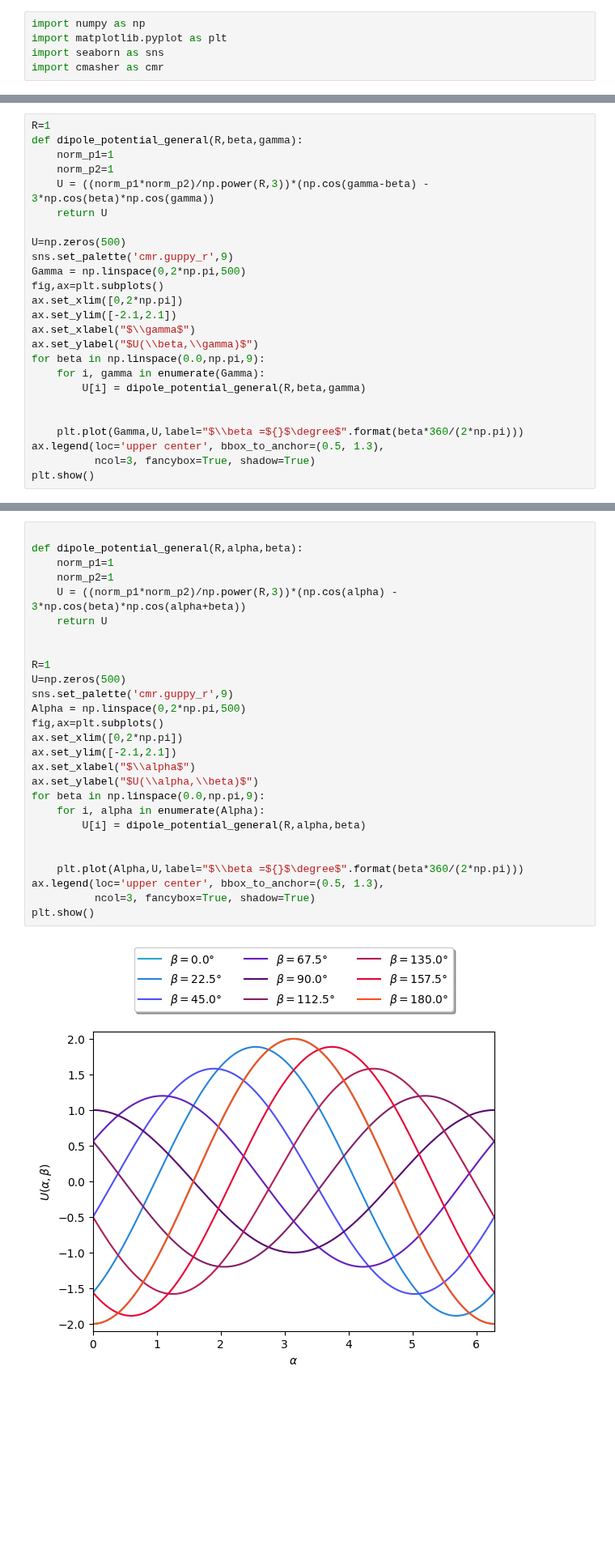
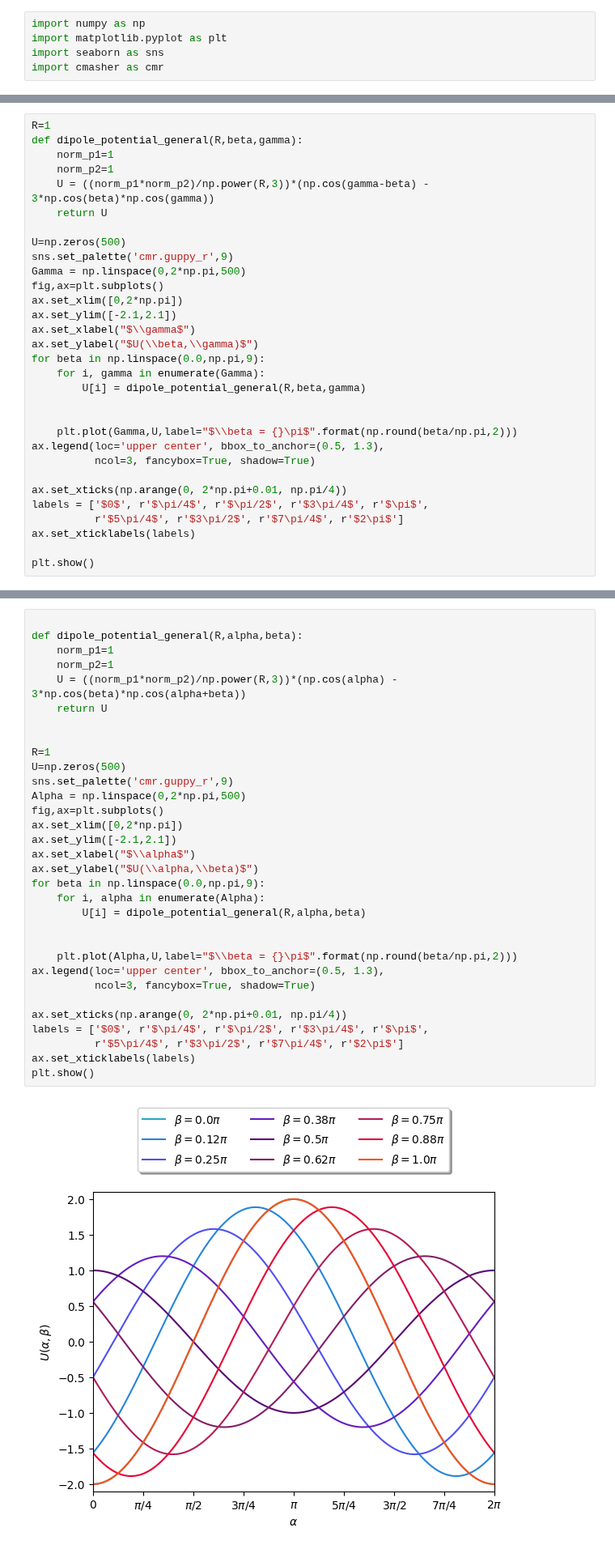
Before and after one commit to OljaOctagon/MagneticParticles, a Jupyter notebook: rigid_magnetic/dipole.ipynb, the cells around one changed output, grey strips where cells are left out. Shown at 81% size. Saved outputs shown, nothing was run; the diff lists cells and outputs as text; blank space fills up the shorter version.

```diff
--- a/rigid_magnetic/dipole.ipynb
+++ b/rigid_magnetic/dipole.ipynb
@@ -146,8 +146,14 @@ for beta in np.linspace(0.0,np.pi,9):
         U[i] = dipole_potential_general(R,beta,gamma)
 
 
-    plt.plot(Gamma,U,label="$\\beta =${}$\degree$".format(beta*360/(2*np.pi)))
+    plt.plot(Gamma,U,label="$\\beta = {}\pi$".format(np.round(beta/np.pi,2)))
 ax.legend(loc='upper center', bbox_to_anchor=(0.5, 1.3),
           ncol=3, fancybox=True, shadow=True)
+
+ax.set_xticks(np.arange(0, 2*np.pi+0.01, np.pi/4))
+labels = ['$0$', r'$\pi/4$', r'$\pi/2$', r'$3\pi/4$', r'$\pi$',
+          r'$5\pi/4$', r'$3\pi/2$', r'$7\pi/4$', r'$2\pi$']
+ax.set_xticklabels(labels)
+
 plt.show()
 # %% [output]
@@ -155,29 +161,34 @@ plt.show()
 # %%
 
 def dipole_potential_general(R,alpha,beta):
     norm_p1=1
     norm_p2=1
     U = ((norm_p1*norm_p2)/np.power(R,3))*(np.cos(alpha) - 3*np.cos(beta)*np.cos(alpha+beta))
     return U
 
 
 R=1
 U=np.zeros(500)
 sns.set_palette('cmr.guppy_r',9)
 Alpha = np.linspace(0,2*np.pi,500)
 fig,ax=plt.subplots()
 ax.set_xlim([0,2*np.pi])
 ax.set_ylim([-2.1,2.1])
 ax.set_xlabel("$\\alpha$")
 ax.set_ylabel("$U(\\alpha,\\beta)$")
 for beta in np.linspace(0.0,np.pi,9):
     for i, alpha in enumerate(Alpha):
         U[i] = dipole_potential_general(R,alpha,beta)
 
 
-    plt.plot(Alpha,U,label="$\\beta =${}$\degree$".format(beta*360/(2*np.pi)))
+    plt.plot(Alpha,U,label="$\\beta = {}\pi$".format(np.round(beta/np.pi,2)))
 ax.legend(loc='upper center', bbox_to_anchor=(0.5, 1.3),
           ncol=3, fancybox=True, shadow=True)
+
+ax.set_xticks(np.arange(0, 2*np.pi+0.01, np.pi/4))
+labels = ['$0$', r'$\pi/4$', r'$\pi/2$', r'$3\pi/4$', r'$\pi$',
+          r'$5\pi/4$', r'$3\pi/2$', r'$7\pi/4$', r'$2\pi$']
+ax.set_xticklabels(labels)
 plt.show()
 # %% [output]
-[figure, old version]
+[figure, new version]
```
Also changed, not shown: parts of 4 cells of this notebook.
